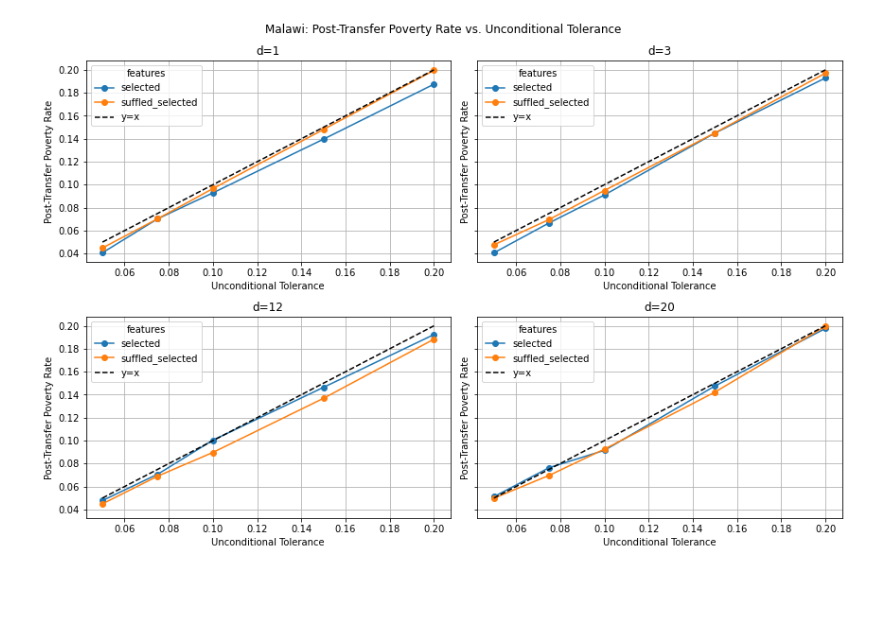
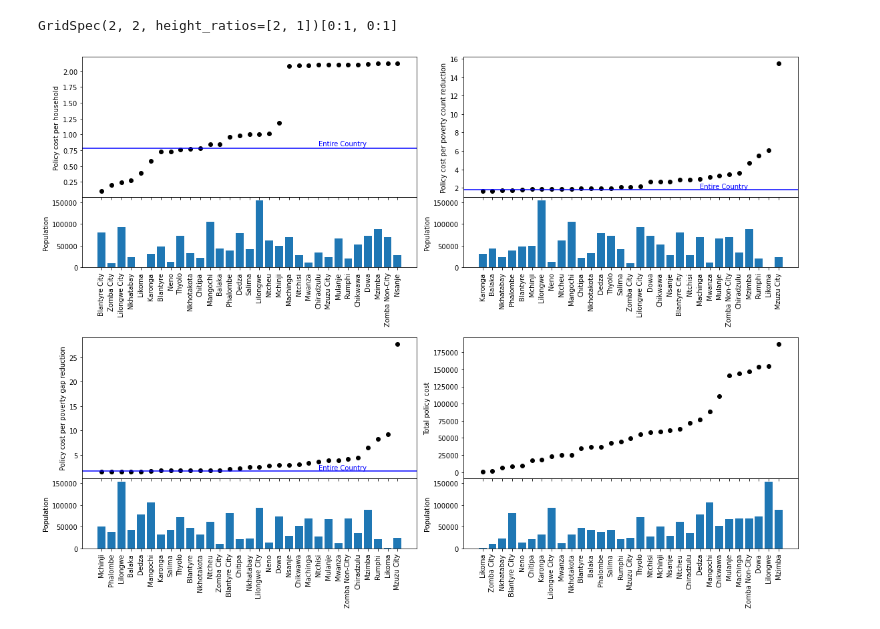
Before and after one commit to lselker13/eop, a Jupyter notebook: run_simulations/plot_malawi.ipynb, the cells around one changed output. Drawn from its saved outputs; the diff is of its cells as text; code cells hidden in the pictures; blank space fills up the shorter version.

```diff
--- a/run_simulations/plot_malawi.ipynb
+++ b/run_simulations/plot_malawi.ipynb
@@ -5,5 +7,5 @@ import math
 # %%
 from pathlib import Path
-results_path = Path('/home/selker/eop/eop/run_simulations/results')
+results_path = Path('/home/selker/eop/eop/run_simulations')
 figs_path = Path('/home/selker/eop/eop/run_simulations/figs')
 figs_path.mkdir(exist_ok=True)
@@ -100,12 +140,20 @@ plot_x_vs_y(
-# %%
-plot_x_vs_y(
-    df,
-    x_column='unconditional_tolerance',
-    y_column='post_transfer_poverty_rate',
-    x_label='Unconditional Tolerance',
-    y_label='Post-Transfer Poverty Rate',
-    grouping_column='features',
-    country='Malawi'
-)
-# %% [output]
-[figure, removed]
+# %%
+df = pd.read_csv(results_path /'results_for_subnational_analysis' / 'malawi.csv')
+
+df['total_cost'] = df['policy_cost_per_capita'] * df['weight_adjusted_population']
+df['initial_poverty_count'] = df['initial_poverty_rate'] * df['weight_adjusted_population']
+df['post_transfer_poverty_count'] = df['post_transfer_poverty_rate'] * df['weight_adjusted_population']
+df['initial_total_poverty_gap'] = df['initial_poverty_gap'] * df['weight_adjusted_population']
+df['post_transfer_total_poverty_gap'] = df['post_transfer_poverty_gap'] * df['weight_adjusted_population']
+
+df['poverty_count_reduction'] = (df.initial_poverty_count- df.post_transfer_poverty_count)
+df['total_poverty_gap_reduction'] = (df.initial_total_poverty_gap - df.post_transfer_total_poverty_gap)
+
+df['cost_per_poverty_count_reduction'] = df['total_cost'] / df.poverty_count_reduction
+df['cost_per_total_poverty_gap_reduction'] = df['total_cost'] / df.total_poverty_gap_reduction
+
+df['poverty_rate_reduction'] = (df.initial_poverty_rate- df.post_transfer_poverty_rate)
+df['poverty_gap_reduction'] = (df.initial_poverty_gap - df.post_transfer_poverty_gap)
+
+full_country = df[df.features == 'full_country']
+df = df[df.features != 'full_country']
@@ -111,0 +162,23 @@ plot_x_vs_y(
+# %%
+gs[0]
+# %% [output]
+GridSpec(2, 2, height_ratios=[2, 1])[0:1, 0:1]
+# %%
+scatter_plots(
+    df[
+        (df['unconditional_tolerance'] == 0.2)
+    ],
+    x_column='features',
+    y_columns = [
+        'policy_cost_per_capita', 'cost_per_poverty_count_reduction', 'cost_per_total_poverty_gap_reduction', 'total_cost'
+    ],
+    x_label=None,
+    y_labels = ['Policy cost per household', 'Policy cost per poverty count reduction', 'Policy cost per poverty gap reduction', 'Total policy cost'],
+    country='Malawi',
+    row_for_line=full_country,
+    subplots_with_line=[0,1,2],
+    bars_below_column='weight_adjusted_population',
+    bars_below_label='Population'
+)
+# %% [output]
+[figure, added]
```
Also changed, not shown: parts of 11 cells of this notebook, 23 other files.
